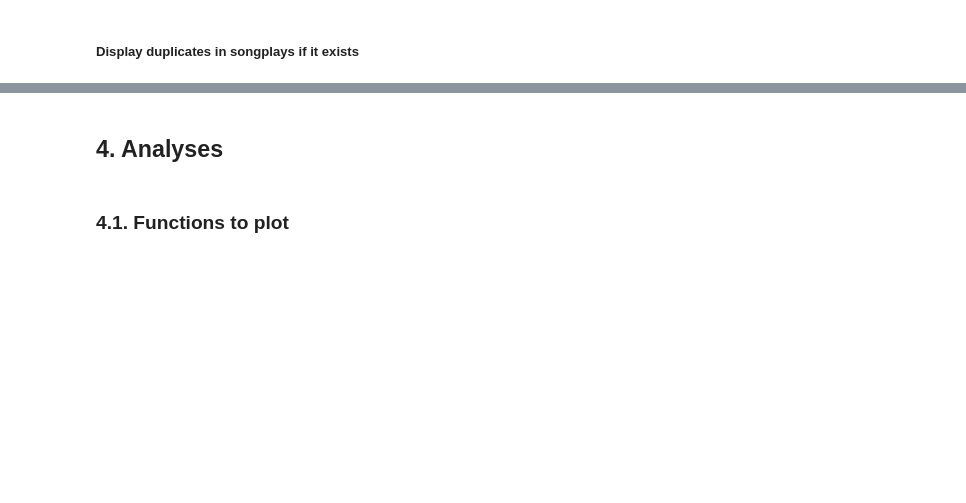
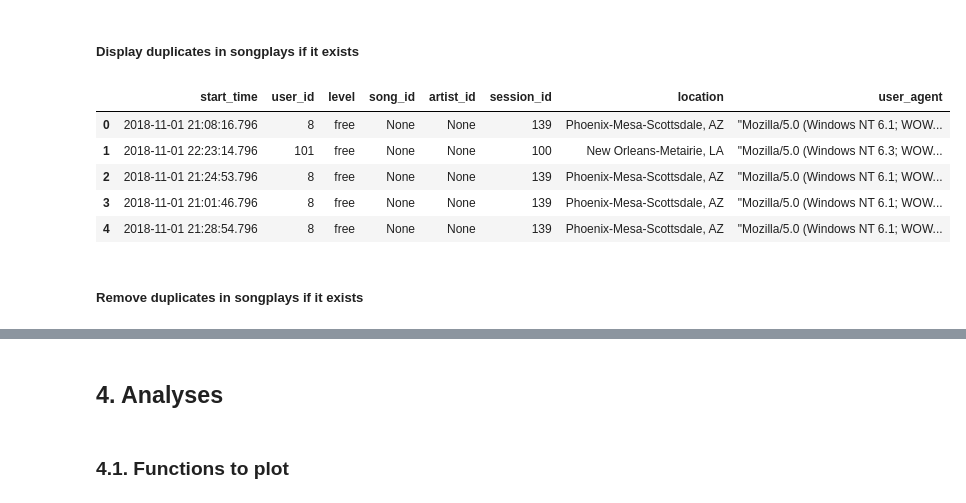
Before and after one commit to vuanhtuan1012/data-modeling-with-postgres, a Jupyter notebook: dashboard.ipynb, the cells around one changed output, grey strips where cells are left out. Drawn from its saved outputs; the diff is of its cells as text; code cells hidden in the pictures; blank space fills up the shorter version.

Commit message:
remove duplicated rows if it exists

```diff
--- a/dashboard.ipynb
+++ b/dashboard.ipynb
@@ -40,12 +40,22 @@ Total songs = 71
 # %%
 query="""
 SELECT start_time, user_id, level, song_id, artist_id, session_id, location, user_agent
 FROM songplays
 GROUP BY start_time, user_id, level, song_id, artist_id, session_id, location, user_agent
 HAVING count(*) > 1;
 """
 cur.execute(query)
-res = cur.fetchall()
-if res:
-    df = pd.DataFrame(res)
-    display(df)
+res_dup = cur.fetchall()
+if res_dup:
+    df_dup = pd.DataFrame(res_dup)
+    df_dup.columns = ["start_time", "user_id", "level", "song_id", "artist_id", "session_id", "location", "user_agent"]
+    display(df_dup.head())
+# %% [output]
+|  | start_time | user_id | level | song_id | artist_id | session_id | location | user_agent |
+| 0 | 2018-11-01 21:08:16.796 | 8 | free | None | None | 139 | Phoenix-Mesa-Scottsdale, AZ | "Mozilla/5.0 (Windows NT 6.1; WOW... |
+| 1 | 2018-11-01 22:23:14.796 | 101 | free | None | None | 100 | New Orleans-Metairie, LA | "Mozilla/5.0 (Windows NT 6.3; WOW... |
+| 2 | 2018-11-01 21:24:53.796 | 8 | free | None | None | 139 | Phoenix-Mesa-Scottsdale, AZ | "Mozilla/5.0 (Windows NT 6.1; WOW... |
+| 3 | 2018-11-01 21:01:46.796 | 8 | free | None | None | 139 | Phoenix-Mesa-Scottsdale, AZ | "Mozilla/5.0 (Windows NT 6.1; WOW... |
+| 4 | 2018-11-01 21:28:54.796 | 8 | free | None | None | 139 | Phoenix-Mesa-Scottsdale, AZ | "Mozilla/5.0 (Windows NT 6.1; WOW... |
+# %% [markdown]
+##### Remove duplicates in songplays if it exists
```
Also changed, not shown: parts of 2 cells of this notebook.
